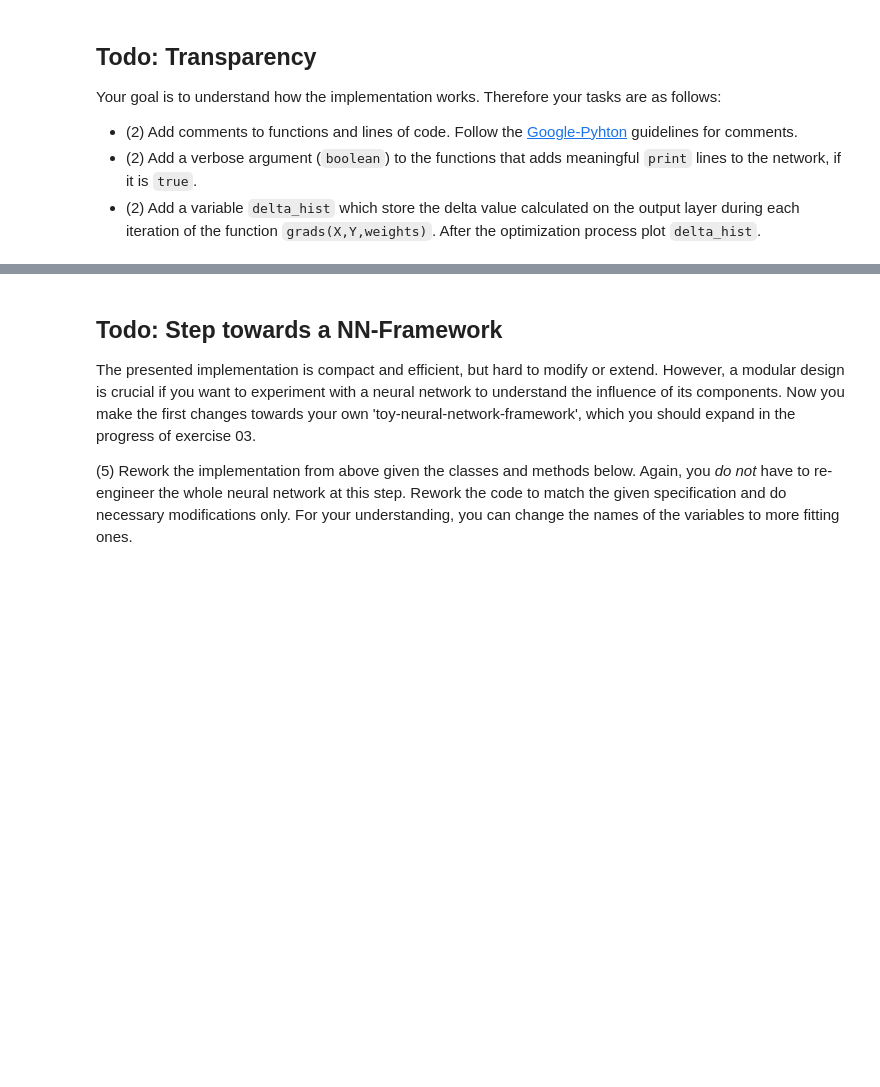
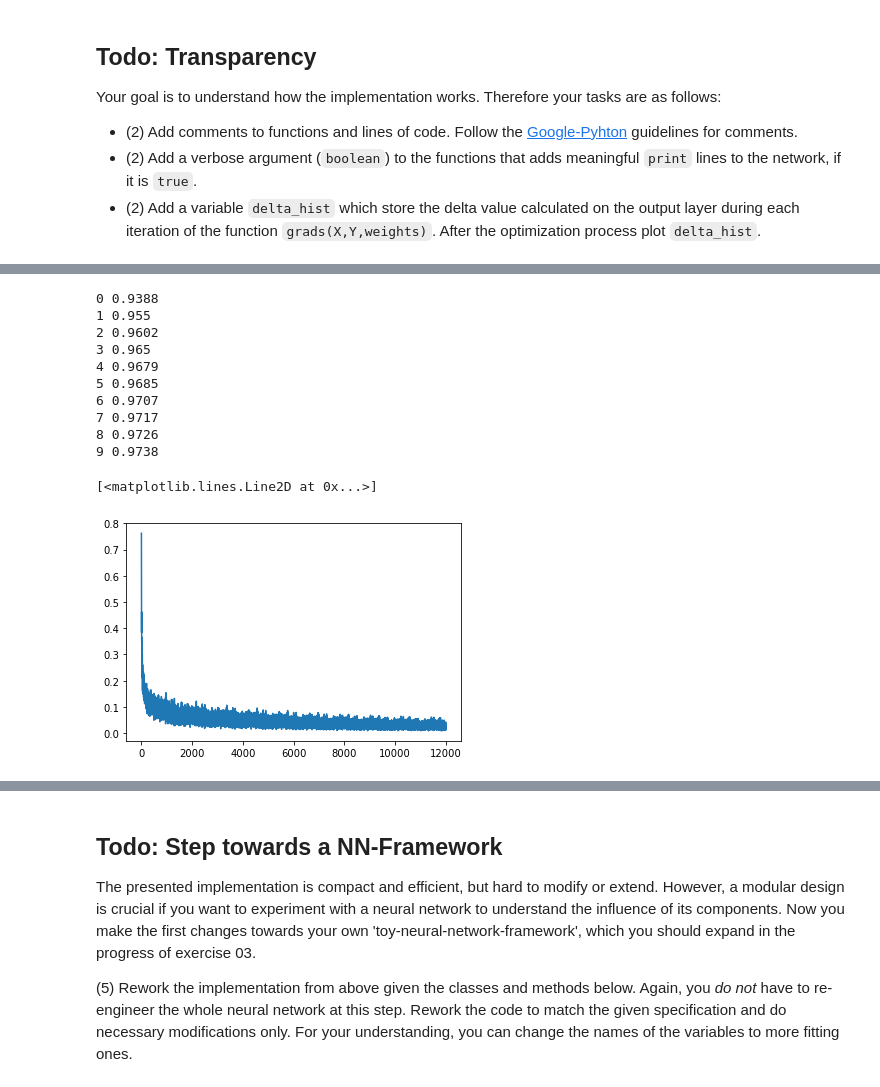
Before and after one commit to marisanest/neural-networks, a Jupyter notebook: Assignment_03/fc_network.ipynb, the cells around one changed output, grey strips where cells are left out. Saved outputs shown, nothing was run; the diff lists cells and outputs as text; code cells hidden in the pictures; blank space fills up the shorter version.

Commit message:
Implemented fc_network.ipynb

```diff
--- a/Assignment_03/fc_network.ipynb
+++ b/Assignment_03/fc_network.ipynb
@@ -102,3 +52,80 @@ for i in range(num_epochs):
+# %%
+delta_hist =[]
+
+def feed_forward(X, weights):
+    """Calculate the outputs of all layer of the network.
+
+    Calculates the outputs of all layers of the network given
+    the inputs X and the weights. As activation function ReLU
+    is used.
+
+    Args:
+        X: The input values of the network.
+        weights: The weights of all layers of the network.
+
+    Returns:
+       A numpy.array containing the outputs of all layers of
+       the network.
+    """
+    a = [X]
+    for w in weights:
+        a.append(np.maximum(a[-1].dot(w),0))
+    return a
+
+def grads(X, Y, weights):
+    """Calculate the gradients of the weights of the network.
+
+    Calculate the gradients of the weights of the network given
+    the inputs X, the labels of the inputs Y and the weights.
+    Therefor the quadratic cost function is used.
+
+    Args:
+        X: The input values of the network.
+        Y: The labels of the input values of the network.
+        weights: The weights of all layers of the network.
+
+    Returns:
+       A numpy.array containing all gradients of the weights
+       of the network.
+    """
+    grads = np.empty_like(weights)
+    a = feed_forward(X, weights)
+    # https://brilliant.org/wiki/backpropagation/ or https://stats.stackexchange.com/questions/154879/a-list-of-cost-functions-used-in-neural-networks-alongside-applications
+    delta = a[-1] - Y # why not * (a[i] > 0) bzw. * (z[i] > 0)?
+    delta_hist.append(np.sum(delta*Y)/len(X))  # why np.sum(delta*Y)/len(X) and not np.sum((Y - a[-1])*(Y - a[-1]))/(len(X)*2)?
+    grads[-1] = a[-2].T.dot(delta)
+    for i in range(len(a)-2, 0, -1):
+        delta = (a[i] > 0) * delta.dot(weights[i].T) # why not * (z[i] > 0)?
+        grads[i-1] = a[i-1].T.dot(delta)
+    return grads / len(X) # why / len(x)
+
+trX, trY, teX, teY = train_images, train_labels, test_images, test_labels
+# weights inistalisation with gaussian normal distribution values
+weights = [np.random.randn(*w) * 0.1 for w in [(784, 200), (200,100), (100, 10)]]
+
+num_epochs, batch_size, learn_rate = 20, 50, 0.1
+
+for i in range(num_epochs):
+    for j in range(0, len(trX), batch_size):
+        X, Y = trX[j:j+batch_size], trY[j:j+batch_size]
+        weights -= learn_rate * grads(X, Y, weights)
+        once = False
+    prediction_test = np.argmax(feed_forward(teX, weights)[-1], axis=1)
+    print (i, np.mean(prediction_test == np.argmax(teY, axis=1)))
+plt.plot(delta_hist)
+# %% [output]
+0 0.9388
+1 0.955
+2 0.9602
+3 0.965
+4 0.9679
+5 0.9685
+6 0.9707
+7 0.9717
+8 0.9726
+9 0.9738
+[<matplotlib.lines.Line2D at 0x...>]
+[figure, added]
 # %% [markdown]
 ## Todo: Comprehension
 Hopefully, this implementation of a neural network is clear now. As a check answer the following questions (a few sentences, no novels):
```
Also changed, not shown: parts of 8 cells of this notebook.
